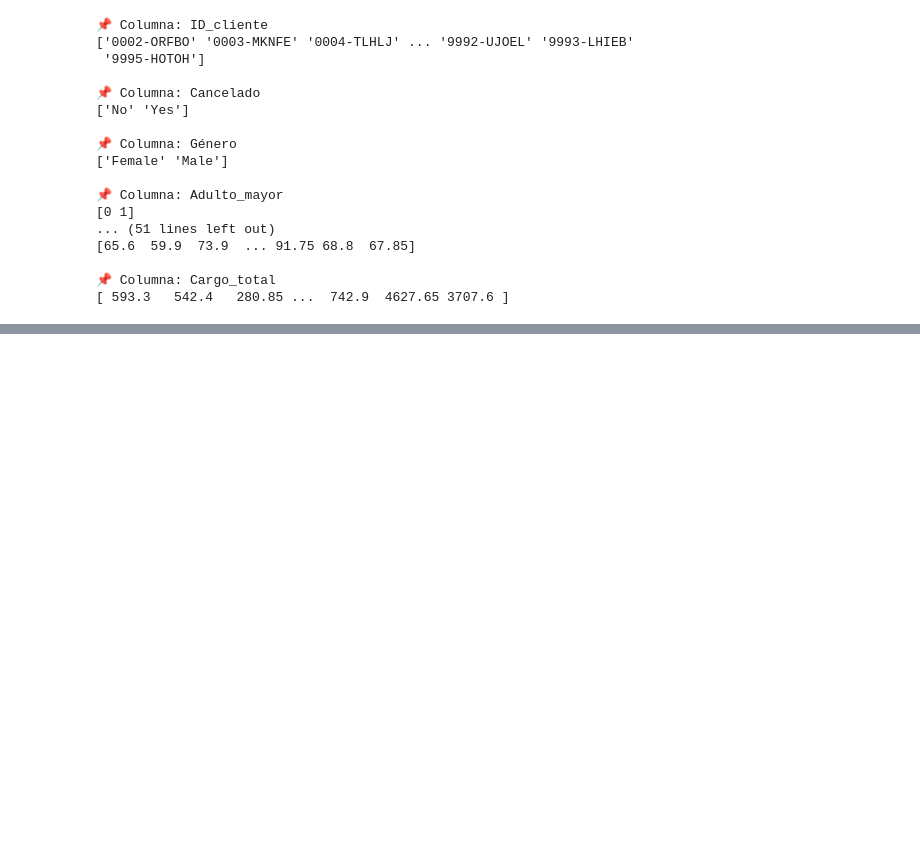
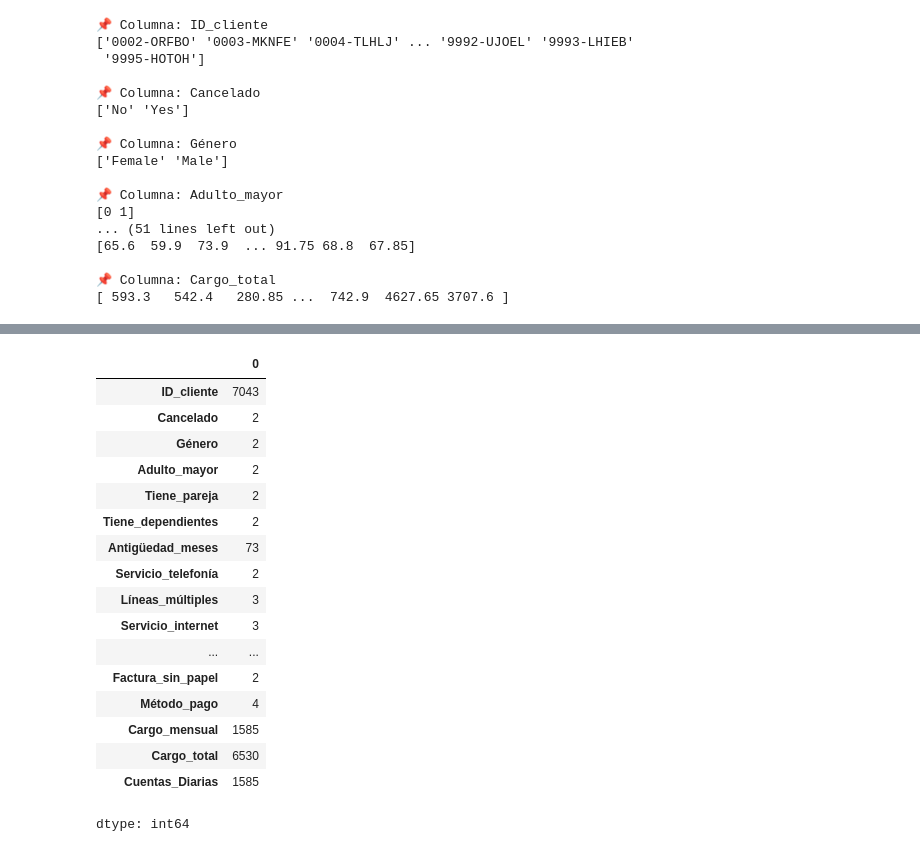
Before and after one commit to AngelTroncoso/Proyecto_telecomx2, a Jupyter notebook: telecoX.ipynb, the cells around one changed output, grey strips where cells are left out. Cells and saved outputs as stored; diff of their text form; code cells hidden in the pictures; blank space fills up the shorter version.

```diff
--- a/telecoX.ipynb
+++ b/telecoX.ipynb
@@ -177,0 +255,21 @@ for col in df.columns:
+# %%
+df.nunique()
+# %% [output]
+|  | 0 |
+| ID_cliente | 7043 |
+| Cancelado | 2 |
+| Género | 2 |
+| Adulto_mayor | 2 |
+| Tiene_pareja | 2 |
+| Tiene_dependientes | 2 |
+| Antigüedad_meses | 73 |
+| Servicio_telefonía | 2 |
+| Líneas_múltiples | 3 |
+| Servicio_internet | 3 |
+| ... | ... |
+| Factura_sin_papel | 2 |
+| Método_pago | 4 |
+| Cargo_mensual | 1585 |
+| Cargo_total | 6530 |
+| Cuentas_Diarias | 1585 |
+dtype: int64
```
Also changed, not shown: parts of 12 cells of this notebook.
